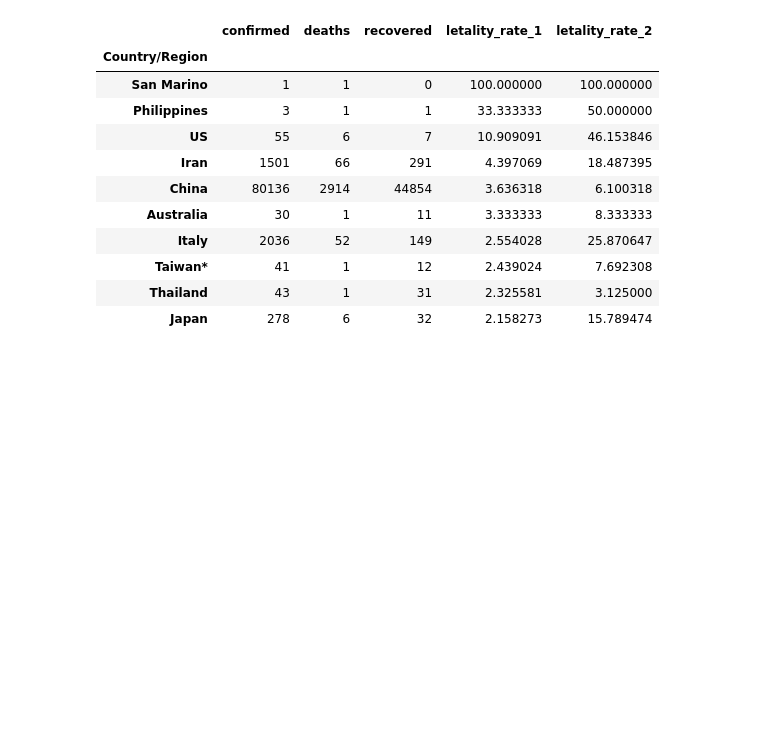
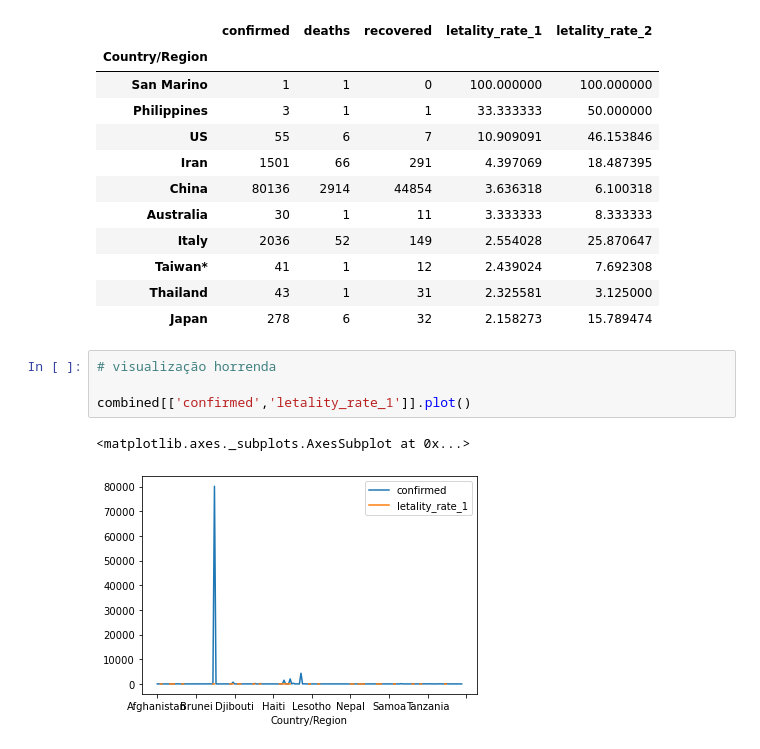
Before and after one commit to yorinori/Alura, a Jupyter notebook: Data_Science-analises_para_saude_e_medicina/Data_Science_e_Saude.ipynb, the cells around one changed output. Saved outputs shown, nothing was run; the diff lists cells and outputs as text; blank space fills up the shorter version.

Commit message:
04.03 Histogramas e letalidade

```diff
--- a/Data_Science-analises_para_saude_e_medicina/Data_Science_e_Saude.ipynb
+++ b/Data_Science-analises_para_saude_e_medicina/Data_Science_e_Saude.ipynb
@@ -654,3 +654,10 @@ combined.sort_values('letality_rate_1', ascending=False).head(10)
 | Taiwan* | 41 | 1 | 12 | 2.439024 | 7.692308 |
 | Thailand | 43 | 1 | 31 | 2.325581 | 3.125000 |
 | Japan | 278 | 6 | 32 | 2.158273 | 15.789474 |
+# %%
+# visualização horrenda
+
+combined[['confirmed','letality_rate_1']].plot()
+# %% [output]
+<matplotlib.axes._subplots.AxesSubplot at 0x...>
+[figure, added]
```
Also changed, not shown: parts of 8 cells of this notebook.
